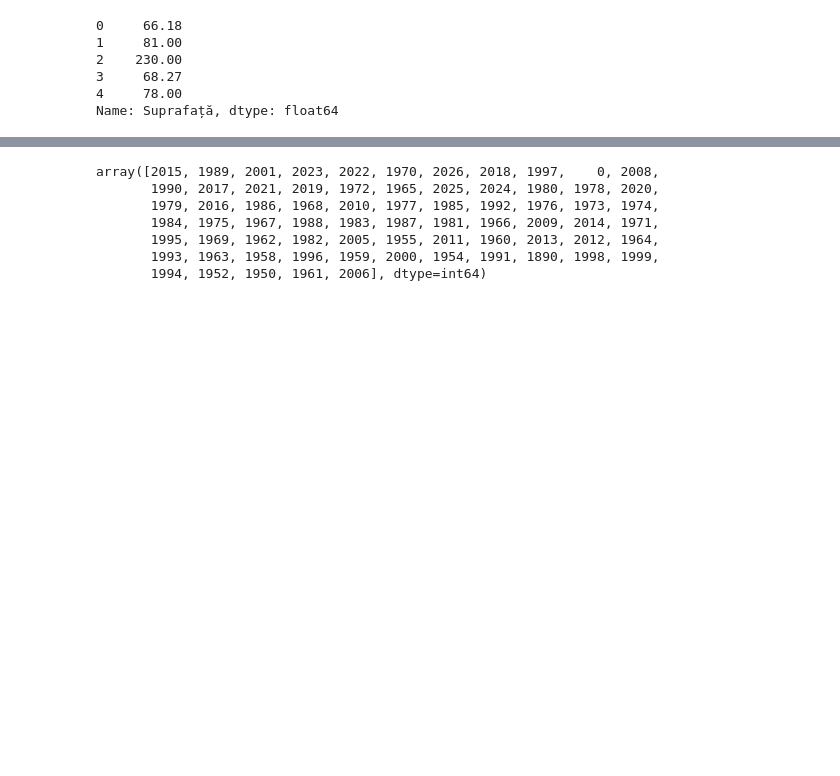
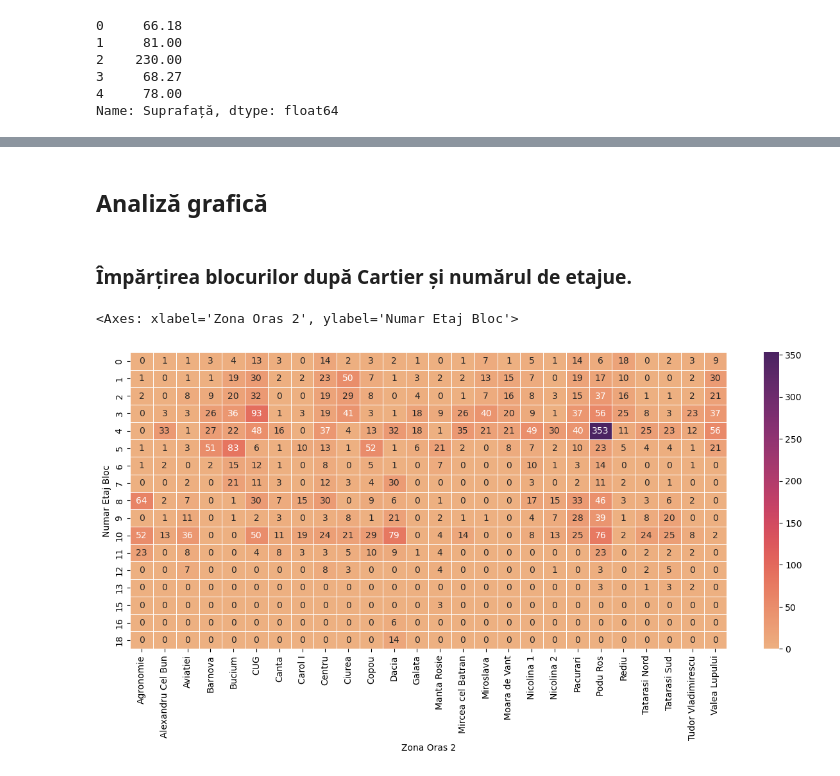
Before and after one commit to NextFriday27134/Tabelare, a Jupyter notebook: Proiect_Tabelare_si_Vizualizare.ipynb, the cells around one changed output, grey strips where cells are left out. Drawn from its saved outputs; the diff is of its cells as text; code cells hidden in the pictures; blank space fills up the shorter version.

```diff
--- a/Proiect_Tabelare_si_Vizualizare.ipynb
+++ b/Proiect_Tabelare_si_Vizualizare.ipynb
@@ -202,0 +323,2 @@ new_inchiriere_df["Anul construcției"] = new_inchiriere_df.apply(lambda df:
+# %%
+vanzare_df["Încălzire"] = vanzare_df.apply(lambda df: heating_system(df["Încălzire"], df["Descriere"]), axis=1)
@@ -203,5 +333,5 @@ new_inchiriere_df["Anul construcției"] = new_inchiriere_df.apply(lambda df:
 # %%
-new_vanzare_df['Cutremur'] = new_vanzare_df.apply(lambda df:
+vanzare_df['Cutremur'] = vanzare_df.apply(lambda df:
                                                   dangerous_building(df['Anul construcției'], df['Numar Etaj Bloc']), axis=1)
-new_inchiriere_df['Cutremur'] = new_inchiriere_df.apply(lambda df:
+inchiriere_df['Cutremur'] = inchiriere_df.apply(lambda df:
                                                   dangerous_building(df['Anul construcției'], df['Numar Etaj Bloc']), axis=1)
@@ -208,10 +340,28 @@ new_inchiriere_df['Cutremur'] = new_inchiriere_df.apply(lambda df:
+# %%
+new_vanzare_df = vanzare_df.loc[:,("Zona Oras", "Pret", 'Suprafață', 'Numărul de camere', 'Anul construcției',
+                                   'Etaj apartament', 'Numar Etaj Bloc', 'Garaj/loc de parcare',"Încălzire", 'Cutremur')]
+new_inchiriere_df = inchiriere_df.loc[:, ("Zona", "Pret", 'Suprafață', 'Numărul de camere', 'Anul construcției',
+                                          'Etaj apartament', 'Numar Etaj Bloc', 'Garaj/loc de parcare',"Încălzire", 'Cutremur')]
 # %%
-new_vanzare_df['Anul construcției'].unique()
+new_vanzare_df.to_csv("new_apartamente_de_vanzare.csv")
+new_vanzare_df.to_excel("new_apartamente_de_vanzare.xlsx")
-# %% [output]
-array([2015, 1989, 2001, 2023, 2022, 1970, 2026, 2018, 1997,    0, 2008,
-       1990, 2017, 2021, 2019, 1972, 1965, 2025, 2024, 1980, 1978, 2020,
-       1979, 2016, 1986, 1968, 2010, 1977, 1985, 1992, 1976, 1973, 1974,
-       1984, 1975, 1967, 1988, 1983, 1987, 1981, 1966, 2009, 2014, 1971,
-       1995, 1969, 1962, 1982, 2005, 1955, 2011, 1960, 2013, 2012, 1964,
-       1993, 1963, 1958, 1996, 1959, 2000, 1954, 1991, 1890, 1998, 1999,
-       1994, 1952, 1950, 1961, 2006], dtype=int64)
+# %%
+new_vanzare_df['An rotunjit'] = new_vanzare_df['Anul construcției'].apply(round_years)
+# %% [markdown]
+<h2> Analiză grafică </h2>
+# %% [markdown]
+<h3> Împărțirea blocurilor după Cartier și numărul de etajue. </h3>
+# %%
+df = new_vanzare_df.groupby(['Zona Oras'], as_index=False)['Numar Etaj Bloc'].value_counts()
+df['Zona Oras 2'] = df.apply(lambda dft: zona_oras_2(dft["Zona Oras"], df), axis=1)
+df = df.drop('Zona Oras', axis=1)
+index_to_drop = df.index[df["Zona Oras 2"]=="Alte Zone"].to_list()
+df = df.drop(index_to_drop)
+blocuri = (df.pivot(index="Numar Etaj Bloc", columns="Zona Oras 2", values="count"))
+blocuri = blocuri.fillna(0)
+blocuri = blocuri.astype('int')
+f, ax = plt.subplots(figsize=(15,6))
+sns.heatmap(blocuri, annot=True, fmt="d", linewidths=.5, ax=ax, cmap="flare")
+# %% [output]
+<Axes: xlabel='Zona Oras 2', ylabel='Numar Etaj Bloc'>
+[figure, added]
```
Also changed, not shown: parts of 48 cells of this notebook, 1 other file.
